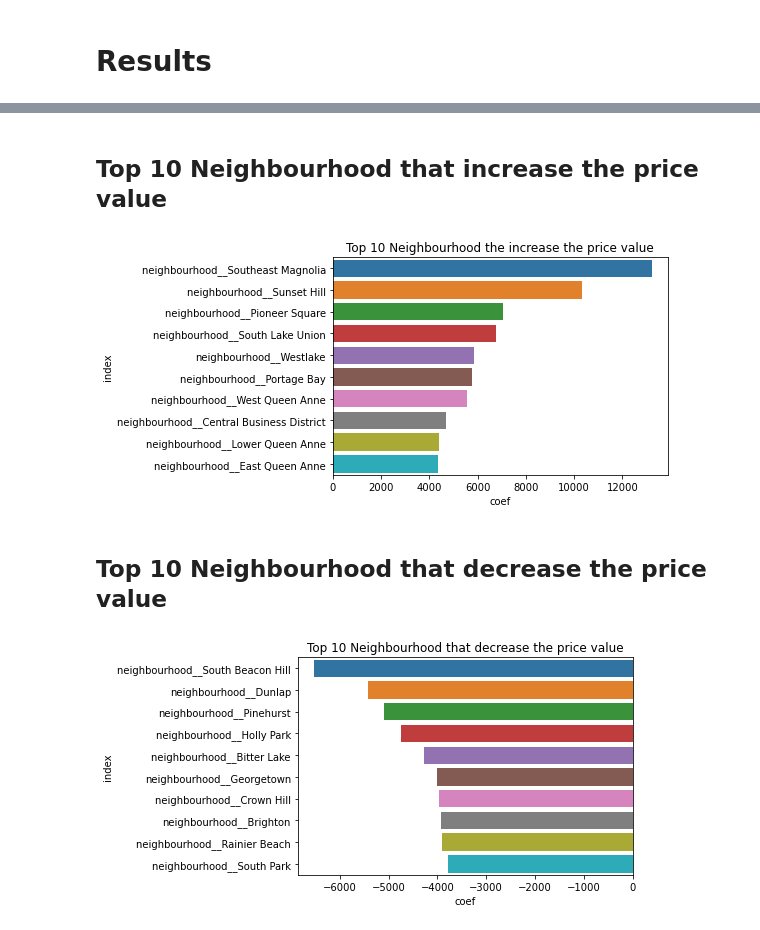
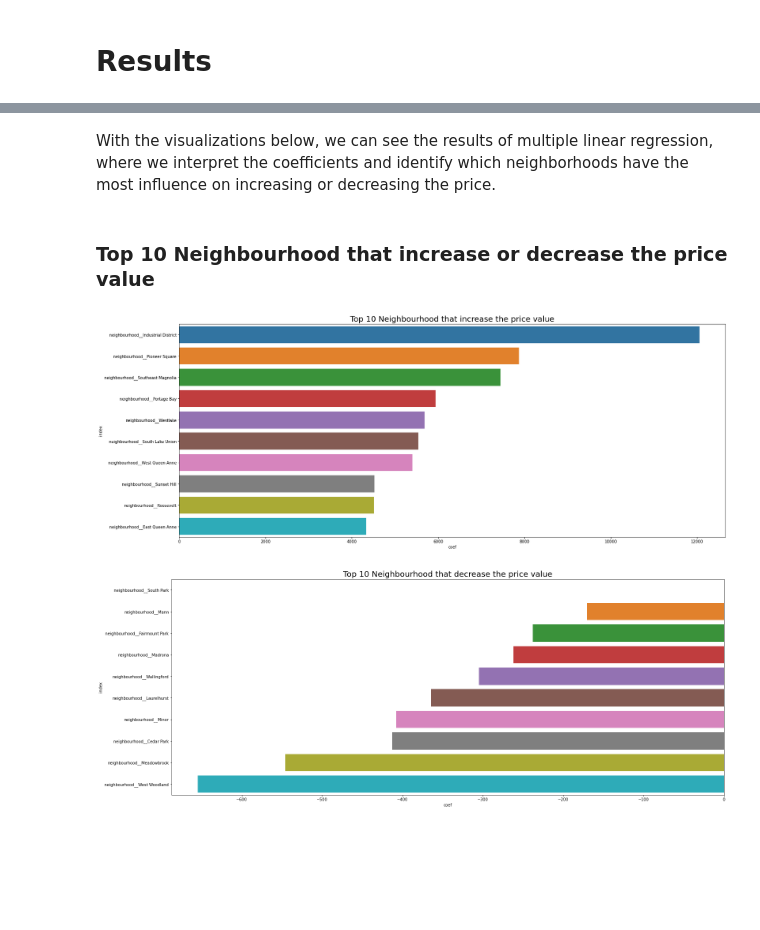
Before and after one commit to mrjrcastroc/Udacity, a Jupyter notebook: Project Writing a Data Scientist Blog Post/Udacity Blog Post.ipynb, the cells around one changed output, grey strips where cells are left out. Drawn from its saved outputs; the diff is of its cells as text; code cells hidden in the pictures; blank space fills up the shorter version.

```diff
--- a/Project Writing a Data Scientist Blog Post/Udacity Blog Post.ipynb
+++ b/Project Writing a Data Scientist Blog Post/Udacity Blog Post.ipynb
@@ -89,3 +139,3 @@ dtype: int64
 # %%
-df_listings[['bathrooms', 'bedrooms','beds']] = df_listings[['bathrooms', 'bedrooms','beds']].apply(lambda x: x.fillna(0))
-df_listings = df_listings.dropna(subset = ['price'])
+df_listings = df_listings.dropna(subset = ['bathrooms', 'bedrooms','beds','price'])
+df_listings[['accommodates', 'bathrooms', 'bedrooms','beds','price', 'neighbourhood_group_cleansed']].isna().sum()
@@ -289,5 +307,2 @@ df_modeling_final = pd.get_dummies(df_abt_modeling, prefix = "neighbourhood_",)
 # %% [markdown]
 ## Fitting Model
-# %%
-lr_model = LinearRegression(normalize = True)
-lr_model.fit(x_train, y_train)
@@ -334,16 +373,10 @@ df_neighbourhood_positive = df_result[(df_result['coef'] > 0) & ( ~ df_result['i
+# %% [markdown]
+With the visualizations below, we can see the results of multiple linear regression, where we interpret the coefficients and identify which neighborhoods have the most influence on increasing or decreasing the price.
 # %% [markdown]
-## Top 10 Neighbourhood that increase the price value
+### Top 10 Neighbourhood that increase or decrease the price value
 # %%
-plt.title("Top 10 Neighbourhood that increase the price value" )
-sns.barplot(data = df_neighbourhood_positive, x = 'coef', y = 'index', orient = 'h')
-plt.show()
+PlotBarplotorBoxplot(df = df_neighbourhood_positive, _x = 'coef', _y = 'index', _tp ="barplot",_orient = 'h', _title = "Top 10 Neighbourhood that increase the price value" )
+PlotBarplotorBoxplot(df = df_neighbourhood_negative, _x = 'coef', _y = 'index', _tp ="barplot",_orient = 'h', _title = "Top 10 Neighbourhood that decrease the price value" )
 # %% [output]
-[figure, old version]
+[figure, new version]
+[figure, added]
-# %% [markdown]
-## Top 10 Neighbourhood that decrease the price value
-# %%
-plt.title("Top 10 Neighbourhood that decrease the price value" )
-sns.barplot(data = df_neighbourhood_negative, x = 'coef', y = 'index', orient = 'h')
-plt.show()
-# %% [output]
-[figure, removed]
```
Also changed, not shown: parts of 45 cells of this notebook, 1 other file.
